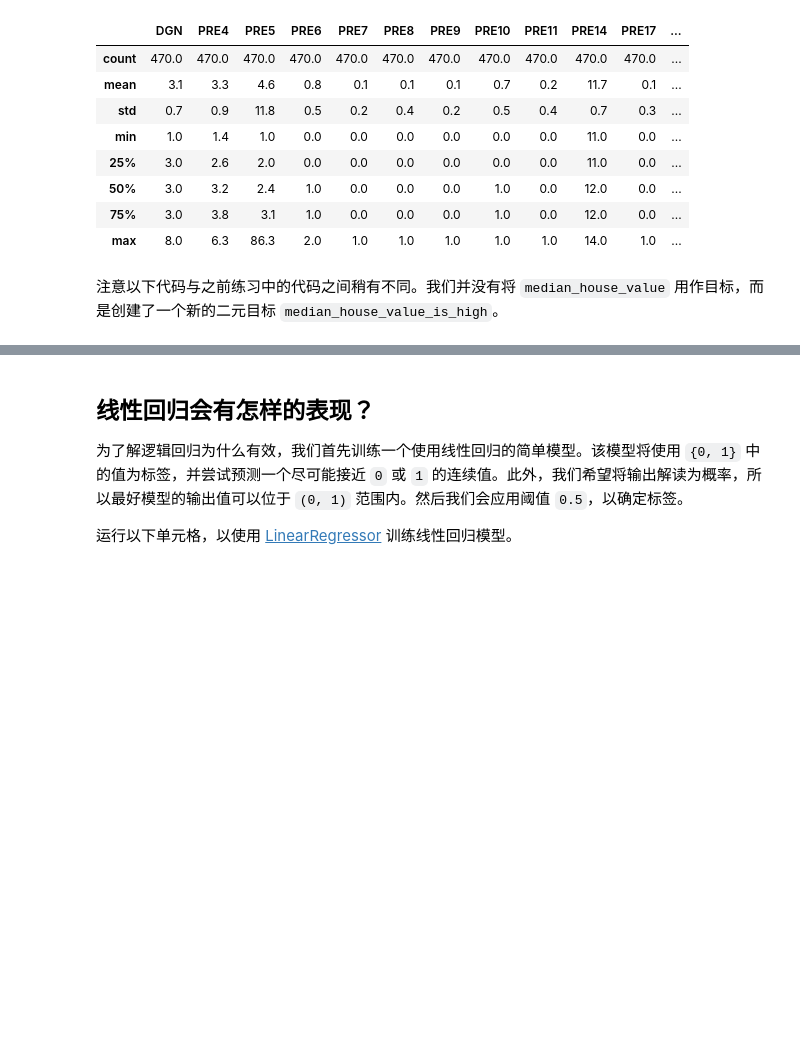
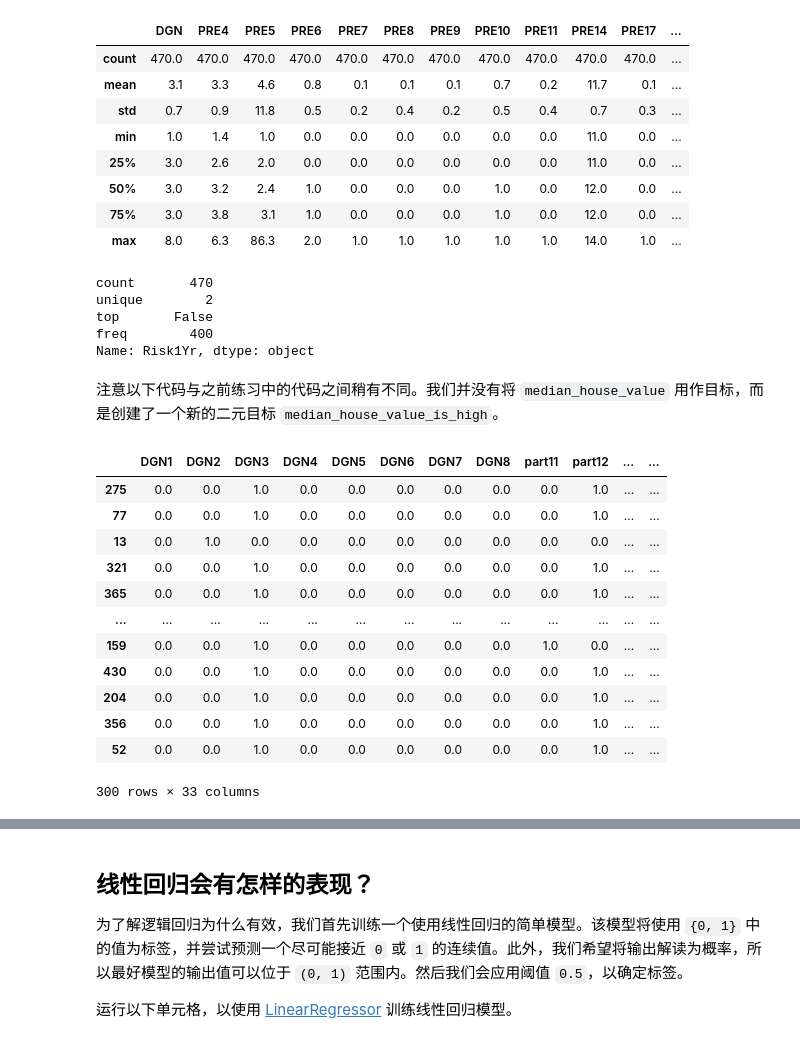
Before and after one commit to Baileyswu/google-tensorflow-tutor, a Jupyter notebook: 13. predict_death.ipynb, the cells around one changed output, grey strips where cells are left out. Cells and saved outputs as stored; diff of their text form; code cells hidden in the pictures; blank space fills up the shorter version.

```diff
--- a/13. predict_death.ipynb
+++ b/13. predict_death.ipynb
@@ -168,6 +168,16 @@ california_housing_dataframe.describe()
 | 50% | 3.0 | 3.2 | 2.4 | 1.0 | 0.0 | 0.0 | 0.0 | 1.0 | 0.0 | 12.0 | 0.0 | ... |
 | 75% | 3.0 | 3.8 | 3.1 | 1.0 | 0.0 | 0.0 | 0.0 | 1.0 | 0.0 | 12.0 | 0.0 | ... |
 | max | 8.0 | 6.3 | 86.3 | 2.0 | 1.0 | 1.0 | 1.0 | 1.0 | 1.0 | 14.0 | 1.0 | ... |
+# %%
+
+dead_instance = california_housing_dataframe["Risk1Yr"] > 0.5
+dead_instance.describe()
+# %% [output]
+count       470
+unique        2
+top       False
+freq        400
+Name: Risk1Yr, dtype: object
 # %% [markdown]
  注意以下代码与之前练习中的代码之间稍有不同。我们并没有将 `median_house_value` 用作目标，而是创建了一个新的二元目标 `median_house_value_is_high`。
 # %%
@@ -209,3 +232,21 @@ def preprocess_targets(california_housing_dataframe):
+# %%
+training_examples = preprocess_features(california_housing_dataframe.head(300))
+training_examples = select_and_transform_features(training_examples)
+training_examples
+# %% [output]
+|  | DGN1 | DGN2 | DGN3 | DGN4 | DGN5 | DGN6 | DGN7 | DGN8 | part11 | part12 | ... | ... |
+| 275 | 0.0 | 0.0 | 1.0 | 0.0 | 0.0 | 0.0 | 0.0 | 0.0 | 0.0 | 1.0 | ... | ... |
+| 77 | 0.0 | 0.0 | 1.0 | 0.0 | 0.0 | 0.0 | 0.0 | 0.0 | 0.0 | 1.0 | ... | ... |
+| 13 | 0.0 | 1.0 | 0.0 | 0.0 | 0.0 | 0.0 | 0.0 | 0.0 | 0.0 | 0.0 | ... | ... |
+| 321 | 0.0 | 0.0 | 1.0 | 0.0 | 0.0 | 0.0 | 0.0 | 0.0 | 0.0 | 1.0 | ... | ... |
+| 365 | 0.0 | 0.0 | 1.0 | 0.0 | 0.0 | 0.0 | 0.0 | 0.0 | 0.0 | 1.0 | ... | ... |
+| ... | ... | ... | ... | ... | ... | ... | ... | ... | ... | ... | ... | ... |
+| 159 | 0.0 | 0.0 | 1.0 | 0.0 | 0.0 | 0.0 | 0.0 | 0.0 | 1.0 | 0.0 | ... | ... |
+| 430 | 0.0 | 0.0 | 1.0 | 0.0 | 0.0 | 0.0 | 0.0 | 0.0 | 0.0 | 1.0 | ... | ... |
+| 204 | 0.0 | 0.0 | 1.0 | 0.0 | 0.0 | 0.0 | 0.0 | 0.0 | 0.0 | 1.0 | ... | ... |
+| 356 | 0.0 | 0.0 | 1.0 | 0.0 | 0.0 | 0.0 | 0.0 | 0.0 | 0.0 | 1.0 | ... | ... |
+| 52 | 0.0 | 0.0 | 1.0 | 0.0 | 0.0 | 0.0 | 0.0 | 0.0 | 0.0 | 1.0 | ... | ... |
+300 rows × 33 columns
 # %%
 # Choose the first 12000 (out of 17000) examples for training.
 training_examples = preprocess_features(california_housing_dataframe.head(300))
```
Also changed, not shown: parts of 17 cells of this notebook.
